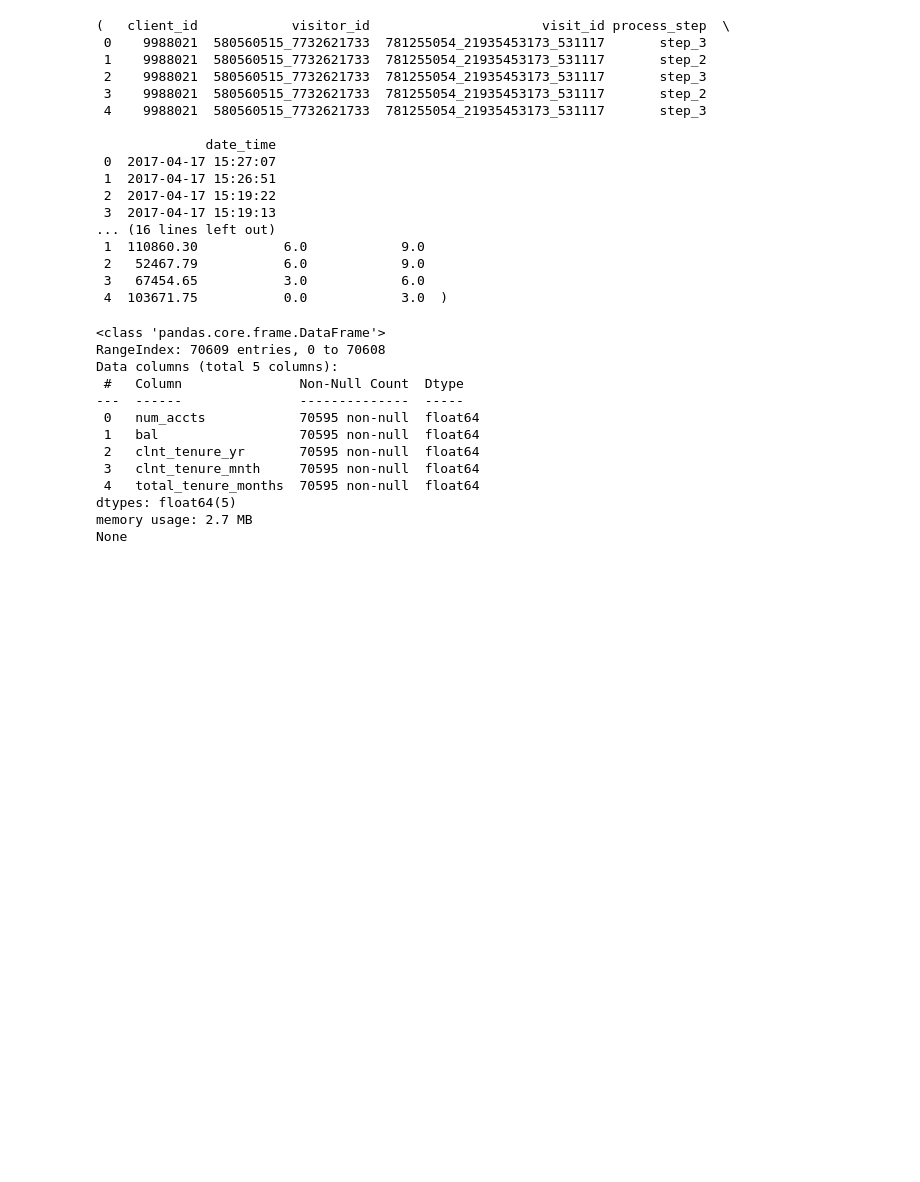
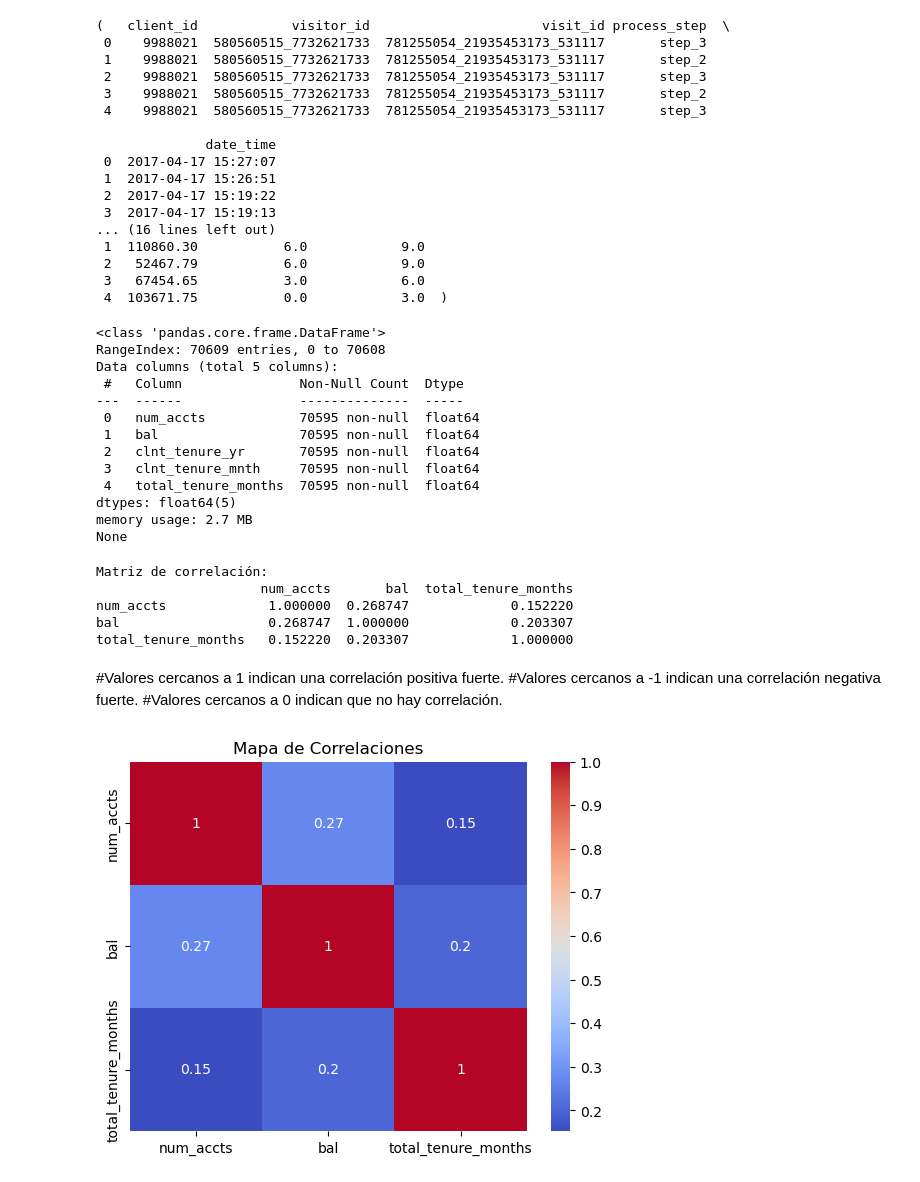
Before and after one commit to GemaVNZ/vanguard-ab-test, a Jupyter notebook: 00_PREVIO/3_metricas_balance.ipynb, the cells around one changed output. Saved outputs shown, nothing was run; the diff lists cells and outputs as text; code cells hidden in the pictures; blank space fills up the shorter version.

```diff
--- a/00_PREVIO/3_metricas_balance.ipynb
+++ b/00_PREVIO/3_metricas_balance.ipynb
@@ -55,3 +55,19 @@ Data columns (total 5 columns):
 dtypes: float64(5)
 memory usage: 2.7 MB
 None
+# %%
+# Cálculo de la matriz de correlación
+correlation_matrix = df_demo_filtered[['num_accts', 'bal', 'total_tenure_months']].corr()
+
+print("Matriz de correlación:")
+print(correlation_matrix)
+# %% [output]
+Matriz de correlación:
+                     num_accts       bal  total_tenure_months
+num_accts             1.000000  0.268747             0.152220
+bal                   0.268747  1.000000             0.203307
+total_tenure_months   0.152220  0.203307             1.000000
+# %% [markdown]
+#Valores cercanos a 1 indican una correlación positiva fuerte.
+#Valores cercanos a -1 indican una correlación negativa fuerte.
+#Valores cercanos a 0 indican que no hay correlación.
@@ -57,0 +77,7 @@ None
+# %%
+# Visualización con heatmap
+sns.heatmap(correlation_matrix, annot=True, cmap='coolwarm')
+plt.title("Mapa de Correlaciones")
+plt.show()
+# %% [output]
+[figure, added]
```
Also changed, not shown: parts of 7 cells of this notebook.
